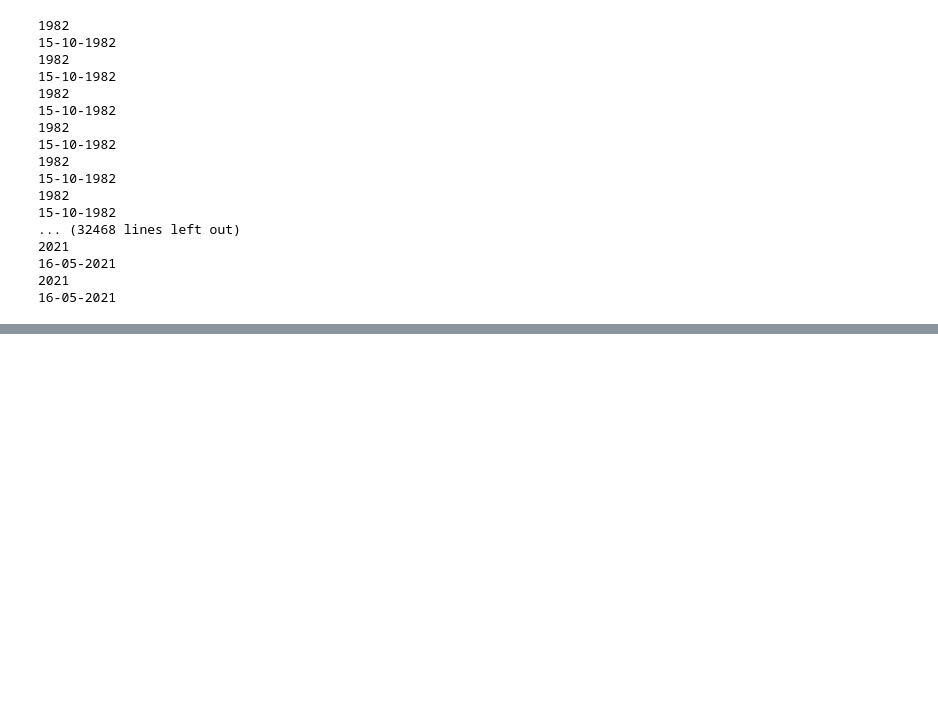
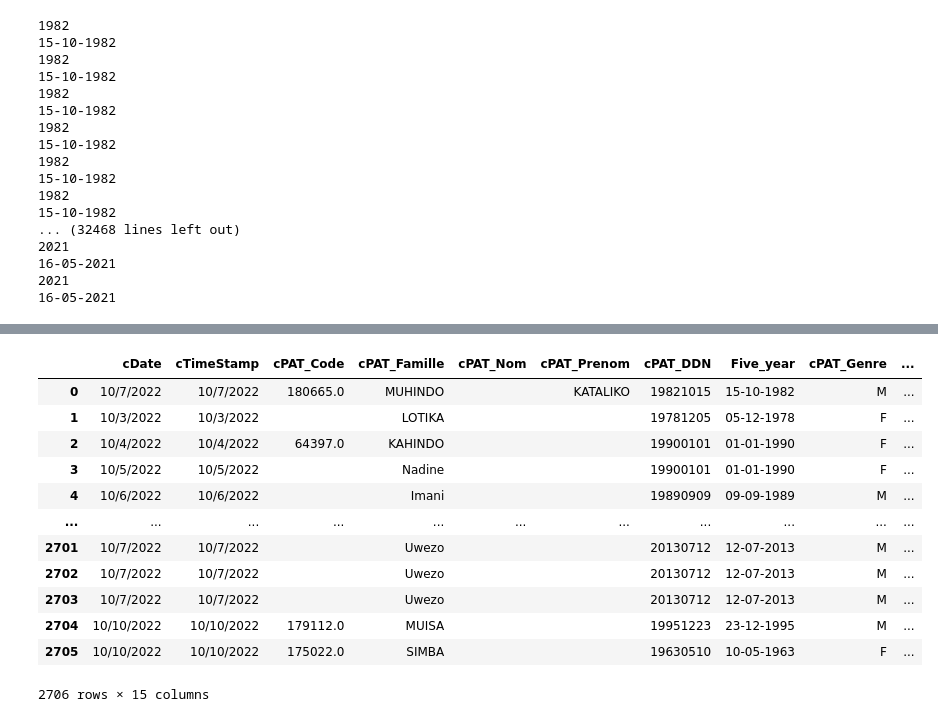
Before and after one commit to guillainbisimwa/hpnk-indicateurs, a Jupyter notebook: Admission.ipynb, the cells around one changed output, grey strips where cells are left out. Cells and saved outputs as stored; diff of their text form; code cells hidden in the pictures; blank space fills up the shorter version.

```diff
--- a/Admission.ipynb
+++ b/Admission.ipynb
@@ -234,3 +234,20 @@ for index, row in df1.iterrows():
 16-05-2021
 2021
 16-05-2021
+# %%
+d = { "cDate": cDate,
+"cTimeStamp": cTimeStamp,
+"cPAT_Code": cPAT_Code,
+"cPAT_Famille": cPAT_Famille,
+"cPAT_Nom": cPAT_Nom,
+"cPAT_Prenom": cPAT_Prenom,
+"cPAT_DDN": cPAT_DDN,
+"Five_year": Five_year,
+"cPAT_Genre": cPAT_Genre,
+"cPAT_Adresse": cPAT_Adresse,
+"ADM_ModePay": ADM_ModePay,
+"ADM_Abonne": ADM_Abonne,
+"ADM_Ref": ADM_Ref,
+"ADM_Ref_Ori": ADM_Ref_Ori,
+"ADM_REF_MOTIF": ADM_REF_MOTIF }
+d
@@ -236,0 +272,18 @@ for index, row in df1.iterrows():
+# %%
+dfinal = pd.DataFrame(data=d)
+# %%
+dfinal
+# %% [output]
+|  | cDate | cTimeStamp | cPAT_Code | cPAT_Famille | cPAT_Nom | cPAT_Prenom | cPAT_DDN | Five_year | cPAT_Genre | ... |
+| 0 | 10/7/2022 | 10/7/2022 | 180665.0 | MUHINDO |  | KATALIKO | 19821015 | 15-10-1982 | M | ... |
+| 1 | 10/3/2022 | 10/3/2022 |  | LOTIKA |  |  | 19781205 | 05-12-1978 | F | ... |
+| 2 | 10/4/2022 | 10/4/2022 | 64397.0 | KAHINDO |  |  | 19900101 | 01-01-1990 | F | ... |
+| 3 | 10/5/2022 | 10/5/2022 |  | Nadine |  |  | 19900101 | 01-01-1990 | F | ... |
+| 4 | 10/6/2022 | 10/6/2022 |  | Imani |  |  | 19890909 | 09-09-1989 | M | ... |
+| ... | ... | ... | ... | ... | ... | ... | ... | ... | ... | ... |
+| 2701 | 10/7/2022 | 10/7/2022 |  | Uwezo |  |  | 20130712 | 12-07-2013 | M | ... |
+| 2702 | 10/7/2022 | 10/7/2022 |  | Uwezo |  |  | 20130712 | 12-07-2013 | M | ... |
+| 2703 | 10/7/2022 | 10/7/2022 |  | Uwezo |  |  | 20130712 | 12-07-2013 | M | ... |
+| 2704 | 10/10/2022 | 10/10/2022 | 179112.0 | MUISA |  |  | 19951223 | 23-12-1995 | M | ... |
+| 2705 | 10/10/2022 | 10/10/2022 | 175022.0 | SIMBA |  |  | 19630510 | 10-05-1963 | F | ... |
+2706 rows × 15 columns
```
Also changed, not shown: parts of 2 cells of this notebook, 1 other file.
